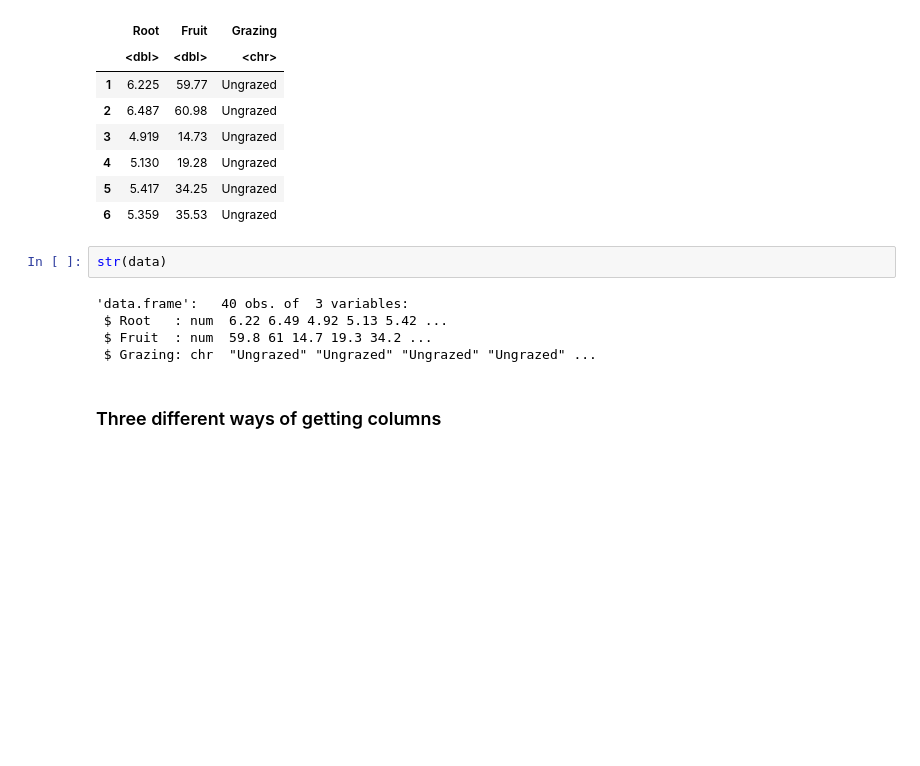
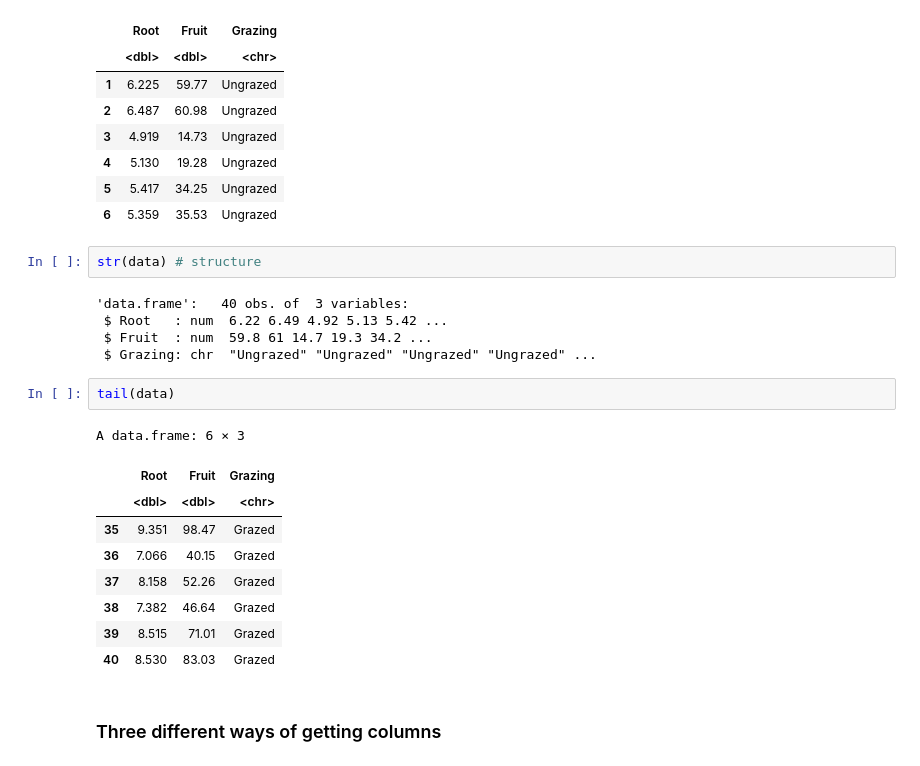
Before and after one commit to JaimeMAnayaRojas/Intro_Bayesian_Stats, a Jupyter notebook: Getting_started/02 - Getting data into R and manipulating.ipynb, the cells around one changed output. Drawn from its saved outputs; the diff is of its cells as text; blank space fills up the shorter version.

```diff
--- a/Getting_started/02 - Getting data into R and manipulating.ipynb
+++ b/Getting_started/02 - Getting data into R and manipulating.ipynb
@@ -111,12 +123,24 @@ A data.frame: 6 × 3
 | 5 | 5.417 | 34.25 | Ungrazed |
 | 6 | 5.359 | 35.53 | Ungrazed |
 # %%
-str(data)
+str(data) # structure
 # %% [output]
 'data.frame':   40 obs. of  3 variables:
  $ Root   : num  6.22 6.49 4.92 5.13 5.42 ...
  $ Fruit  : num  59.8 61 14.7 19.3 34.2 ...
  $ Grazing: chr  "Ungrazed" "Ungrazed" "Ungrazed" "Ungrazed" ...
+# %%
+tail(data)
+# %% [output]
+A data.frame: 6 × 3
+|  | Root | Fruit | Grazing |
+|  | <dbl> | <dbl> | <chr> |
+| 35 | 9.351 | 98.47 | Grazed |
+| 36 | 7.066 | 40.15 | Grazed |
+| 37 | 8.158 | 52.26 | Grazed |
+| 38 | 7.382 | 46.64 | Grazed |
+| 39 | 8.515 | 71.01 | Grazed |
+| 40 | 8.530 | 83.03 | Grazed |
 # %% [markdown]
 ### Three different ways of getting columns
 # %%
```
Also changed, not shown: parts of 19 cells of this notebook.
